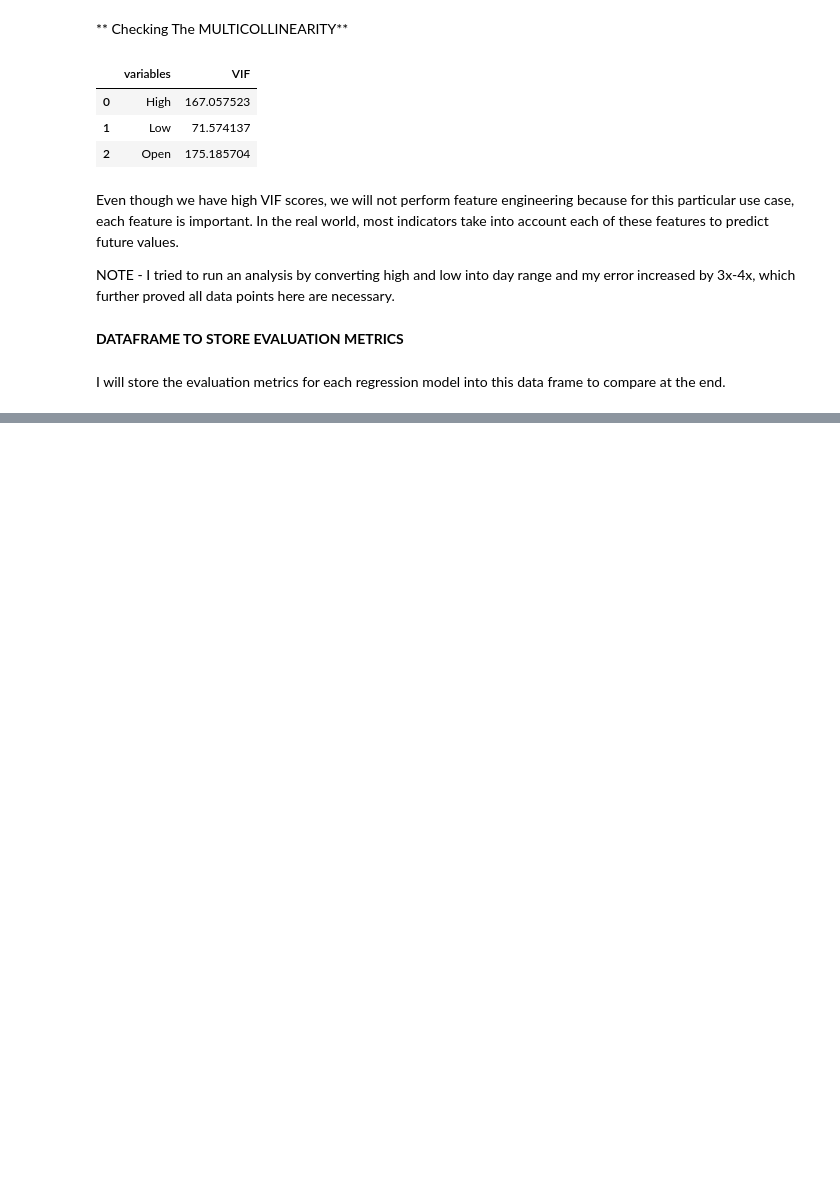
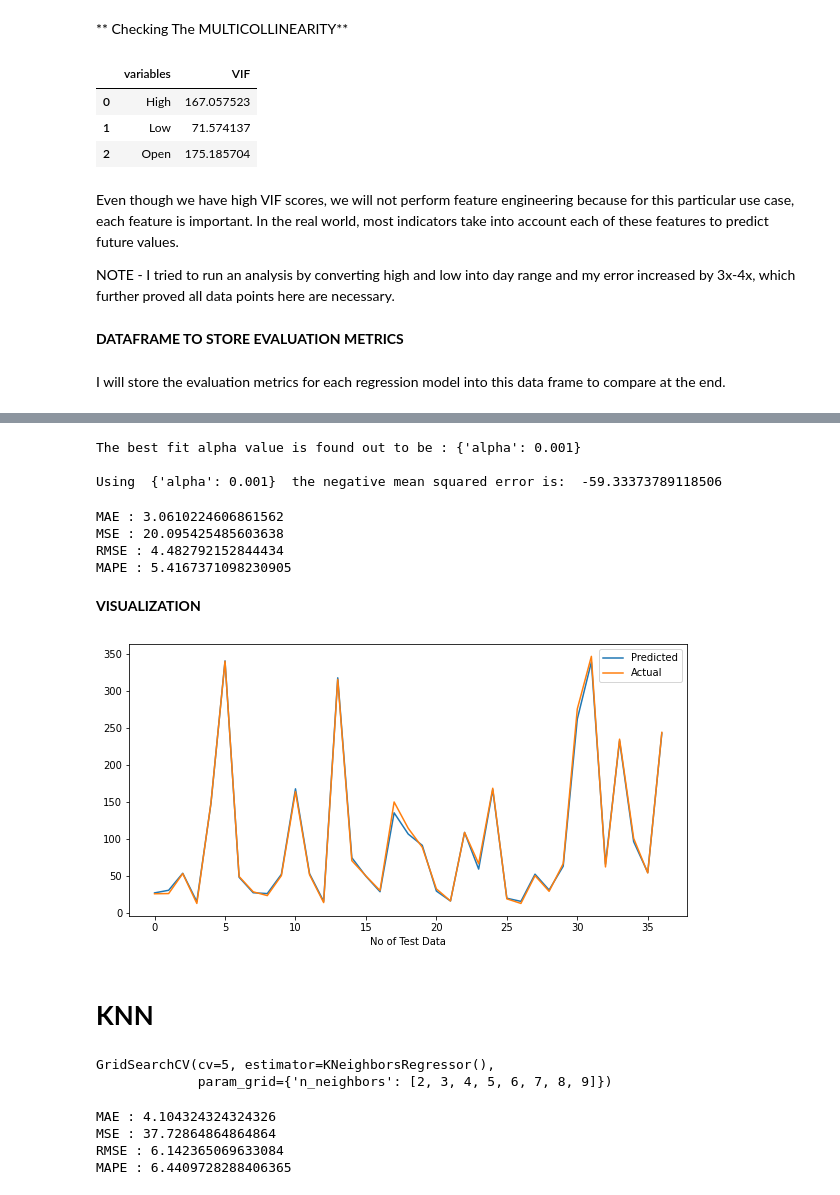
Before and after one commit to Ramanmagar/Yes-Bank-Stock-Closing-Price-Prediction, a Jupyter notebook: Yes_Bank_Stock_Closing_Price_Prediction_Capstone_Project.ipynb, the cells around one changed output, grey strips where cells are left out. Cells and saved outputs as stored; diff of their text form; code cells hidden in the pictures; blank space fills up the shorter version.

```diff
--- a/Yes_Bank_Stock_Closing_Price_Prediction_Capstone_Project.ipynb
+++ b/Yes_Bank_Stock_Closing_Price_Prediction_Capstone_Project.ipynb
@@ -331,0 +485,28 @@ x_test = scaler.transform(x_test)
+# %%
+print("The best fit alpha value is found out to be :" ,ridge_regressor.best_params_)
+print("\nUsing ",ridge_regressor.best_params_, " the negative mean squared error is: ", ridge_regressor.best_score_)
+# %% [output]
+The best fit alpha value is found out to be : {'alpha': 0.001}
+
+Using  {'alpha': 0.001}  the negative mean squared error is:  -59.33373789118506
+# %%
+#Prediction
+y_pred = ridge_regressor.predict(x_test)
+# %%
+#evaluation metrics
+MAE=mean_absolute_error((y_test), (y_pred))
+print("MAE :" ,MAE)
+
+MSE  = mean_squared_error((y_test), (y_pred))
+print("MSE :" , MSE)
+
+RMSE = np.sqrt(MSE)
+print("RMSE :" ,RMSE)
+
+MAPE=mape(y_test, y_pred)
+print("MAPE :" ,MAPE)
+# %% [output]
+MAE : 3.0610224606861562
+MSE : 20.095425485603638
+RMSE : 4.482792152844434
+MAPE : 5.4167371098230905
@@ -331,0 +522,14 @@ x_test = scaler.transform(x_test)
+# %% [markdown]
+**VISUALIZATION**
+# %%
+#actual-predicted values plot
+plt.figure(figsize=(10,5))
+plt.plot(y_pred)
+plt.plot(np.array(y_test))
+plt.legend(["Predicted","Actual"])
+plt.xlabel('No of Test Data')
+plt.show()
+# %% [output]
+[figure, added]
+# %% [markdown]
+# **KNN**
@@ -331,0 +543,6 @@ x_test = scaler.transform(x_test)
+# %%
+#fitting data
+model.fit(x_train,y_train)
+# %% [output]
+GridSearchCV(cv=5, estimator=KNeighborsRegressor(),
+             param_grid={'n_neighbors': [2, 3, 4, 5, 6, 7, 8, 9]})
@@ -331,0 +552,18 @@ x_test = scaler.transform(x_test)
+# %%
+#evaluation metrics
+MAE=mean_absolute_error((y_test), (y_pred))
+print("MAE :" ,MAE)
+
+MSE  = mean_squared_error((y_test), (y_pred))
+print("MSE :" , MSE)
+
+RMSE = np.sqrt(MSE)
+print("RMSE :" ,RMSE)
+
+MAPE=mape(y_test, y_pred)
+print("MAPE :" ,MAPE)
+# %% [output]
+MAE : 4.104324324324326
+MSE : 37.72864864864864
+RMSE : 6.142365069633084
+MAPE : 6.4409728288406365
```
Also changed, not shown: parts of 45 cells of this notebook.
